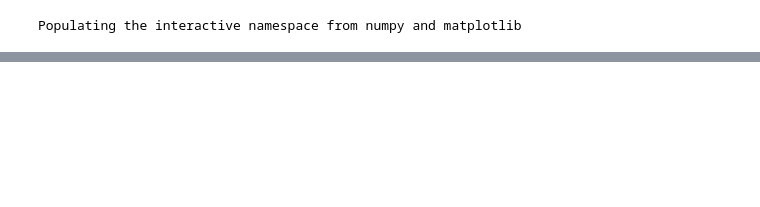
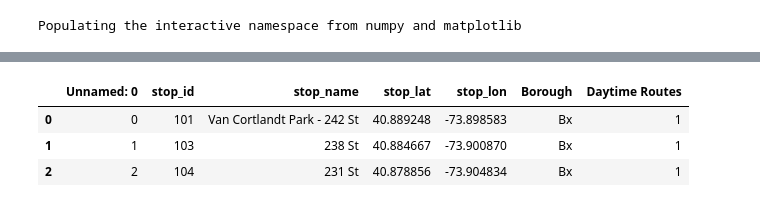
Before and after one commit to rvecsler/Network_Project, a Jupyter notebook: SettingUpNetwork.ipynb, the cells around one changed output, grey strips where cells are left out. Drawn from its saved outputs; the diff is of its cells as text; code cells hidden in the pictures; blank space fills up the shorter version.

Commit message:
network with final station files

```diff
--- a/SettingUpNetwork.ipynb
+++ b/SettingUpNetwork.ipynb
@@ -29,5 +30,7 @@ from pylab import show
 # %% [output]
 Populating the interactive namespace from numpy and matplotlib
 # %%
-#Get the station data
-ndata = pd.read_csv("networkdata.csv")
+#Get the station data -
+##6,j,z rush hour lines are missing
+##s station lines are not listed fully
+ndata = pd.read_csv("data/nyc_subway_stations_with_lines.csv")
@@ -41,3 +37,10 @@ ndata.head(2)
+# %%
+ndata.head(3)
+# %% [output]
+|  | Unnamed: 0 | stop_id | stop_name | stop_lat | stop_lon | Borough | Daytime Routes |
+| 0 | 0 | 101 | Van Cortlandt Park - 242 St | 40.889248 | -73.898583 | Bx | 1 |
+| 1 | 1 | 103 | 238 St | 40.884667 | -73.900870 | Bx | 1 |
+| 2 | 2 | 104 | 231 St | 40.878856 | -73.904834 | Bx | 1 |
 # %%
 #initialize the graph
 G.clear()
```
Also changed, not shown: parts of 27 cells of this notebook.
